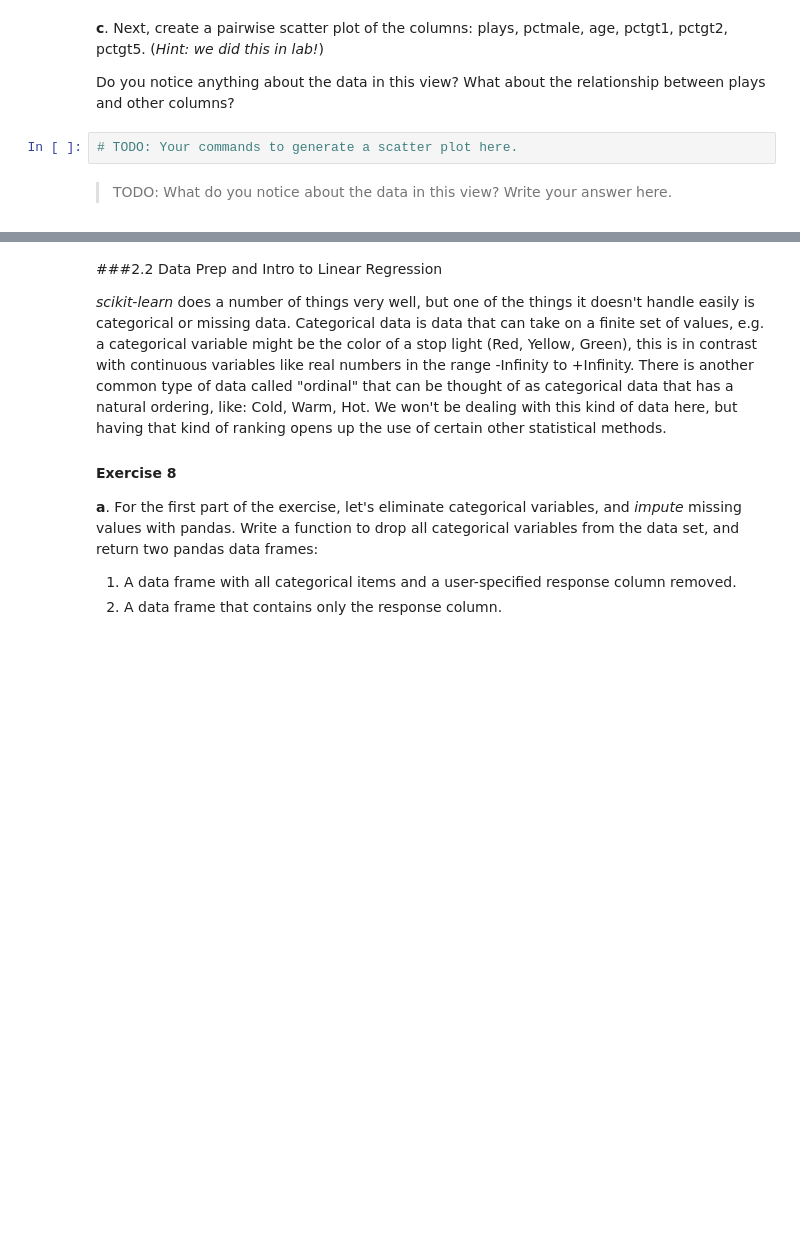
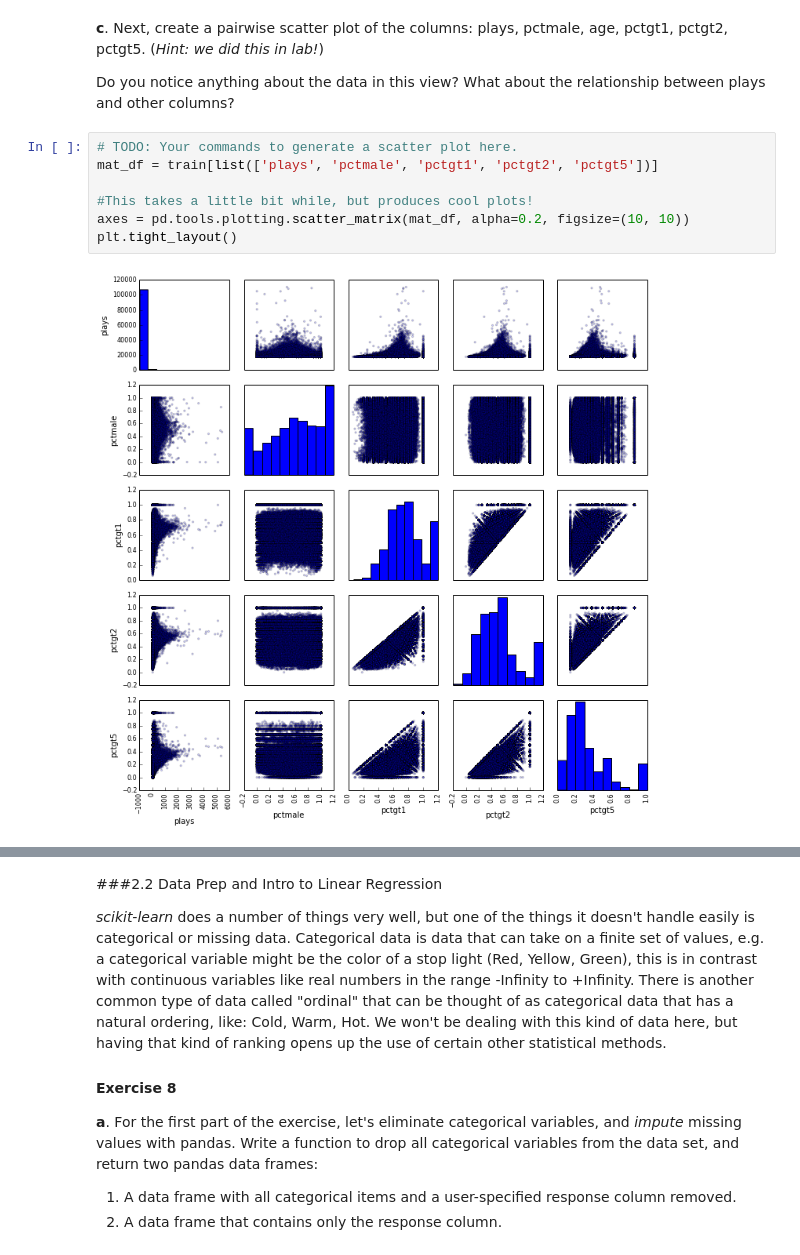
Before and after one commit to tristantao/cs194, a Jupyter notebook: hw2/HW2.ipynb, the cells around one changed output, grey strips where cells are left out. Drawn from its saved outputs; the diff is of its cells as text; blank space fills up the shorter version.

```diff
--- a/hw2/HW2.ipynb
+++ b/hw2/HW2.ipynb
@@ -541,7 +639,12 @@ Now that you've got the data loaded, play around with it, generate some descript
 **c**. Next, create a pairwise scatter plot of the columns: plays, pctmale, age, pctgt1, pctgt2, pctgt5. (_Hint: we did this in lab!_)
 
 Do you notice anything about the data in this view? What about the relationship between plays and other columns?
-# %%
-# TODO: Your commands to generate a scatter plot here.
-# %% [markdown]
->TODO: What do you notice about the data in this view? Write your answer here.
+# %%
+# TODO: Your commands to generate a scatter plot here.
+mat_df = train[list(['plays', 'pctmale', 'pctgt1', 'pctgt2', 'pctgt5'])]
+
+#This takes a little bit while, but produces cool plots!
+axes = pd.tools.plotting.scatter_matrix(mat_df, alpha=0.2, figsize=(10, 10))
+plt.tight_layout()
+# %% [output]
+[figure, added]
```
Also changed, not shown: parts of 40 cells of this notebook.
